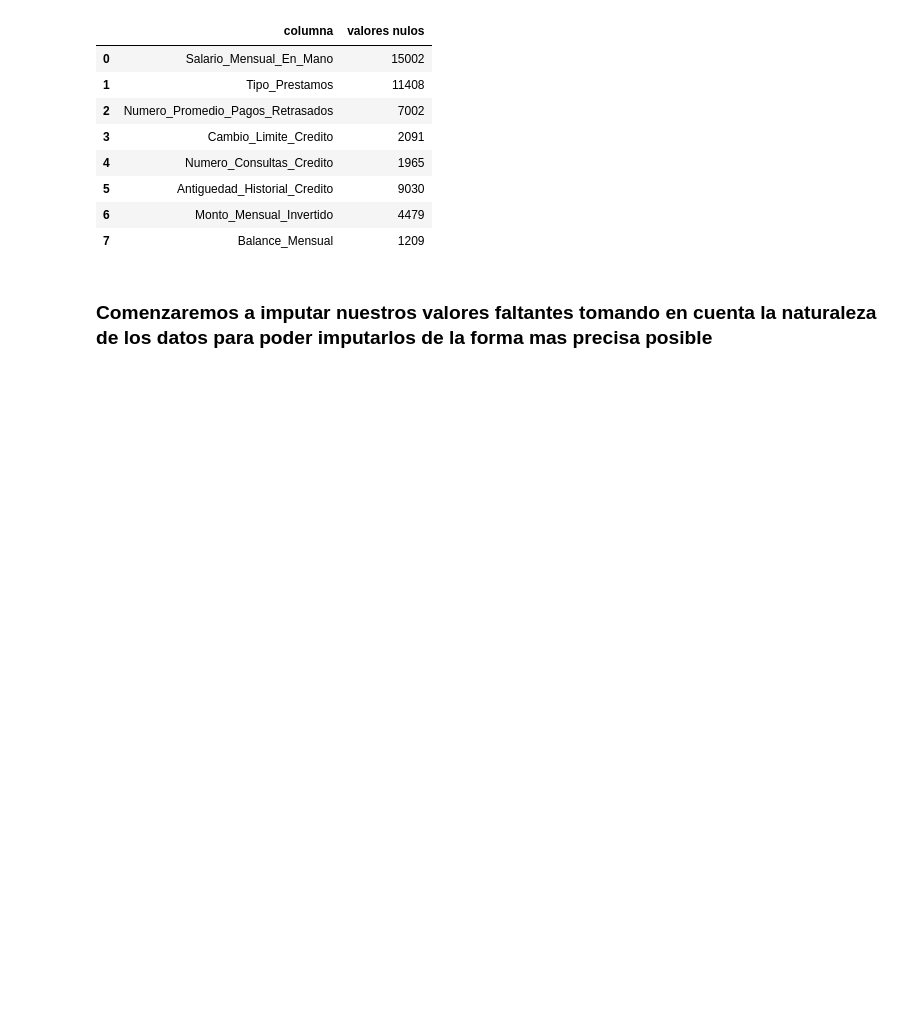
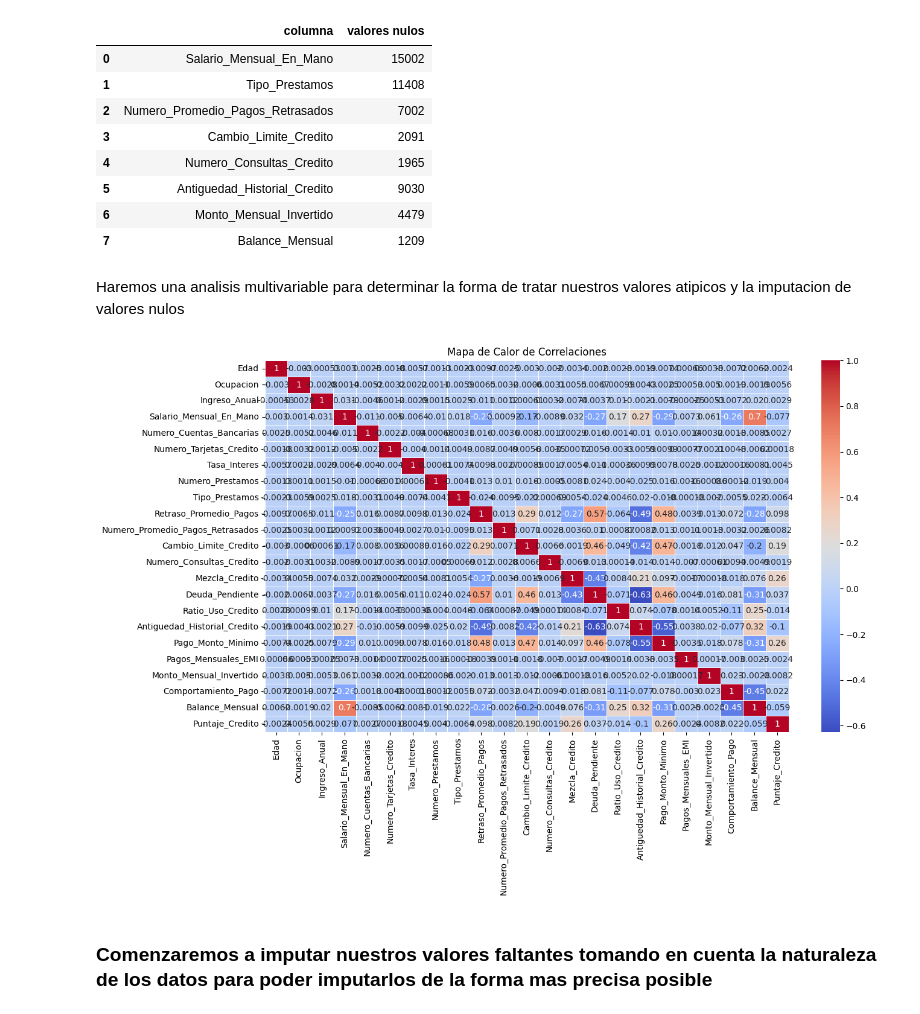
Before and after one commit to felipetryt12/Proyecto-Clasificacion-de-Score-Crediticio, a Jupyter notebook: PROYECTO/src/explore.ipynb, the cells around one changed output. Cells and saved outputs as stored; diff of their text form; code cells hidden in the pictures; blank space fills up the shorter version.

```diff
--- a/PROYECTO/src/explore.ipynb
+++ b/PROYECTO/src/explore.ipynb
@@ -823,3 +879,15 @@ ver_nulos(data_3_correcto)
 | 5 | Antiguedad_Historial_Credito | 9030 |
 | 6 | Monto_Mensual_Invertido | 4479 |
 | 7 | Balance_Mensual | 1209 |
+# %% [markdown]
+Haremos una analisis multivariable para determinar la forma de tratar nuestros valores atipicos y la imputacion de valores nulos
+# %%
+from sklearn.preprocessing import LabelEncoder
+
+data_3_multivariables = data_3_correcto.copy()
+variables_cat = ['Ocupacion', 'Tipo_Prestamos', 'Mezcla_Credito', 'Pago_Monto_Minimo', 'Comportamiento_Pago', 'Puntaje_Credito']
+label_encoders = {}
+for col in variables_cat:
+    le = LabelEncoder()
+    data_3_multivariables[col] = le.fit_transform(data_3_multivariables[col].astype(str))
+    label_encoders[col] = le
@@ -825,0 +897,10 @@ ver_nulos(data_3_correcto)
+# %%
+
+corr_matrix = data_3_multivariables.corr()
+
+plt.figure(figsize=(14, 8))
+sns.heatmap(corr_matrix, annot=True, cmap='coolwarm', linewidths=0.5)
+plt.title('Mapa de Calor de Correlaciones')
+plt.show()
+# %% [output]
+[figure, added]
```
Also changed, not shown: parts of 39 cells of this notebook.
